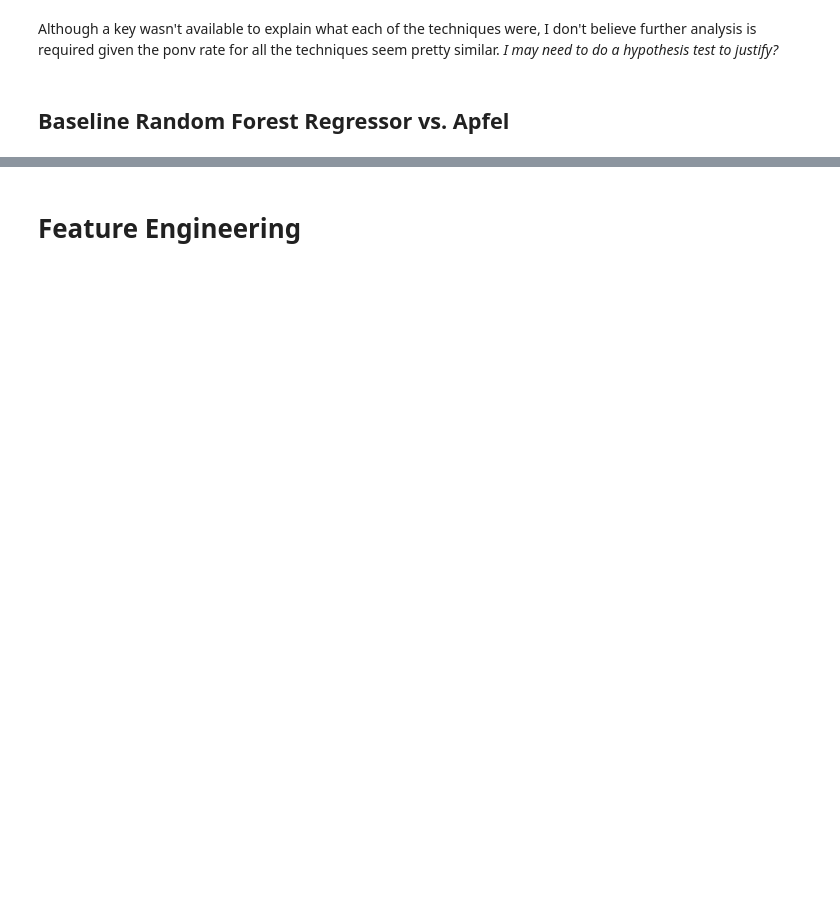
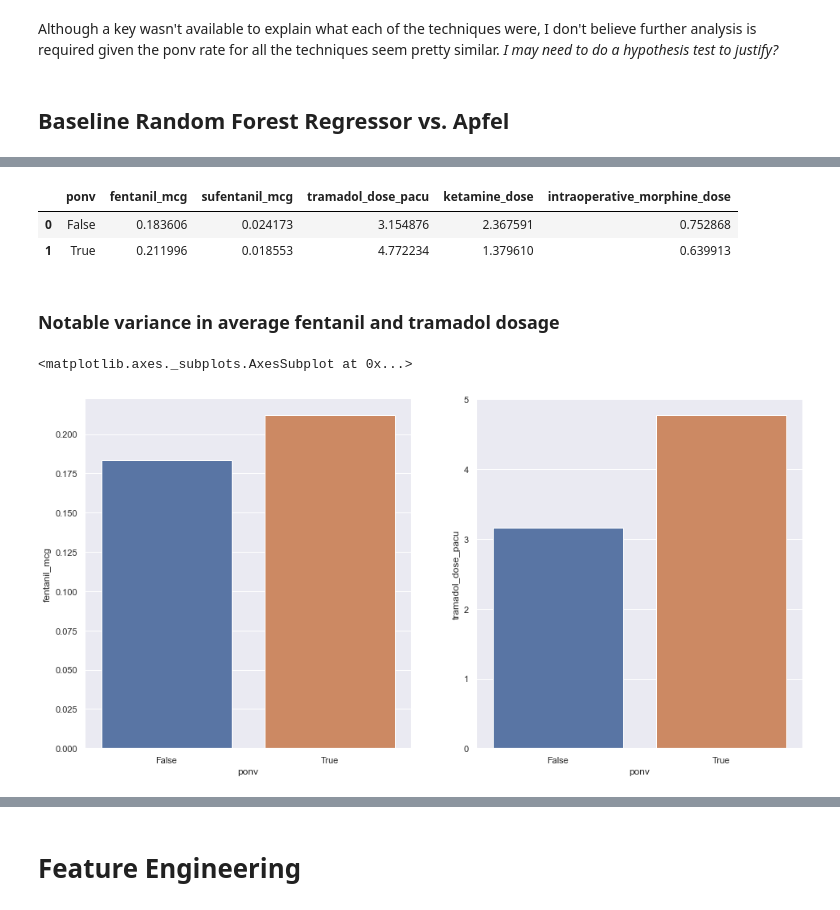
Before and after one commit to brokengrappler/PONV_Classifier, a Jupyter notebook: jpnb/P3_EDA.ipynb, the cells around one changed output, grey strips where cells are left out. Cells and saved outputs as stored; diff of their text form; code cells hidden in the pictures; blank space fills up the shorter version.

```diff
--- a/jpnb/P3_EDA.ipynb
+++ b/jpnb/P3_EDA.ipynb
@@ -218,0 +613,6 @@ train_x_os, train_y_os = ROS.fit(train_x, train_y)
+# %%
+dosage = ['fentanil_mcg', 'sufentanil_mcg', 'tramadol_dose_pacu',
+          'ketamine_dose', 'intraoperative_morphine_dose']
+opioid_feat = tv_x[dosage]
+opioid_feat['ponv'] = tv_y
+opioid_feat[['fentanil_mcg', 'sufentanil_mcg']] = opioid_feat[['fentanil_mcg', 'sufentanil_mcg']]/1000
@@ -218,0 +630,19 @@ train_x_os, train_y_os = ROS.fit(train_x, train_y)
+# %%
+anes_smry = opioid_feat.groupby('ponv', as_index=False).mean()
+anes_smry
+# %% [output]
+|  | ponv | fentanil_mcg | sufentanil_mcg | tramadol_dose_pacu | ketamine_dose | intraoperative_morphine_dose |
+| 0 | False | 0.183606 | 0.024173 | 3.154876 | 2.367591 | 0.752868 |
+| 1 | True | 0.211996 | 0.018553 | 4.772234 | 1.379610 | 0.639913 |
+# %% [markdown]
+### Notable variance in average fentanil and tramadol dosage
+# %%
+fig = plt.figure(figsize=(16,8))
+ax1 = fig.add_subplot(121)
+ax2 = fig.add_subplot(122)
+
+sns.barplot(anes_smry['ponv'], anes_smry['fentanil_mcg'], ax=ax1)
+sns.barplot(anes_smry['ponv'], anes_smry['tramadol_dose_pacu'], ax=ax2)
+# %% [output]
+<matplotlib.axes._subplots.AxesSubplot at 0x...>
+[figure, added]
```
Also changed, not shown: parts of 147 cells of this notebook, 29 other files.
